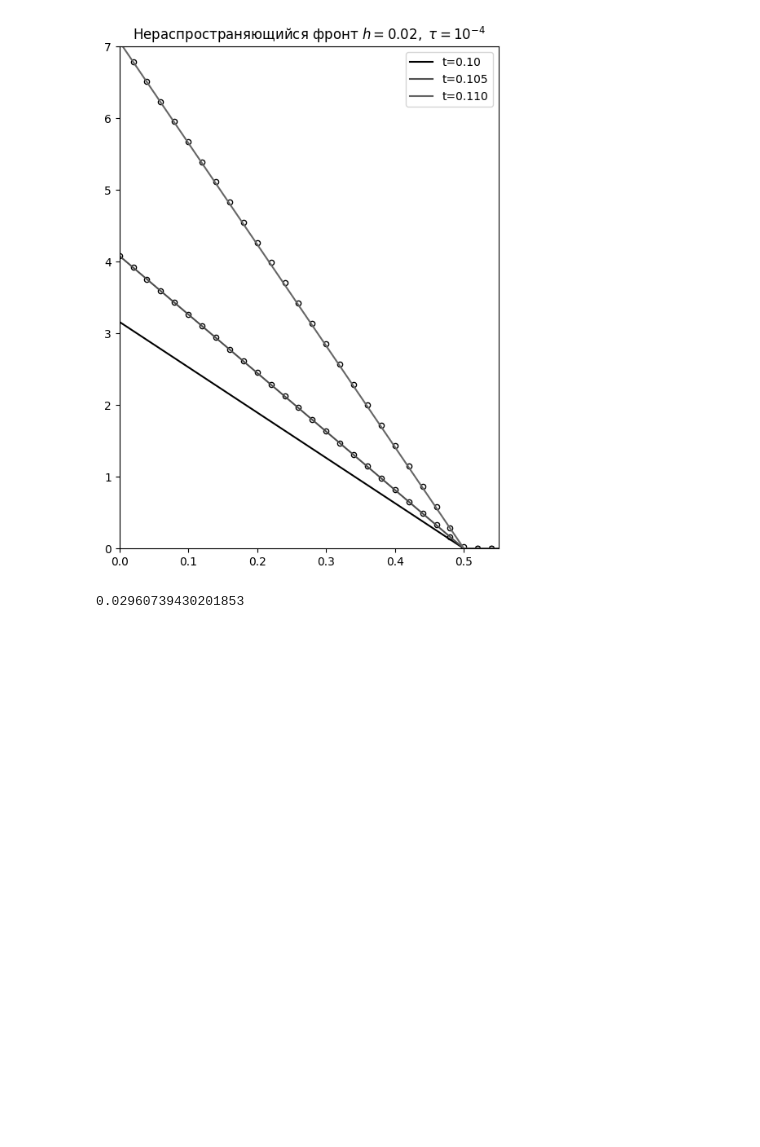
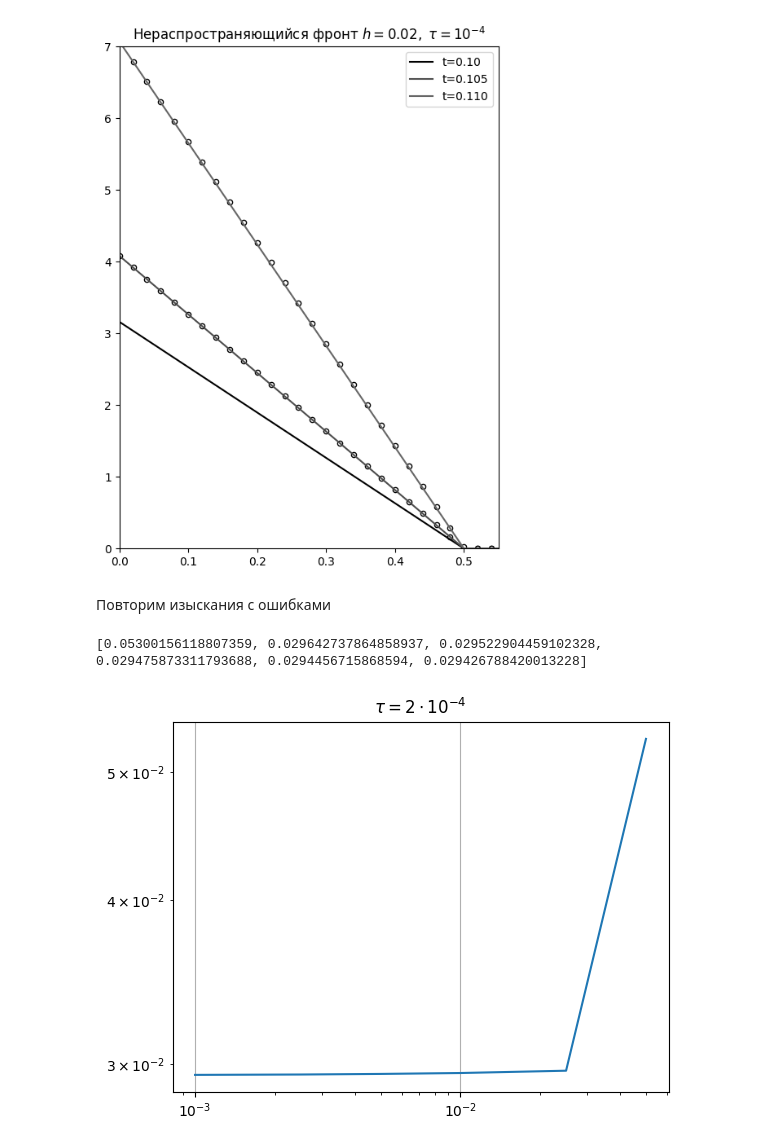
Before and after one commit to Xopppek/heat_equation, a Jupyter notebook: heat_equation.ipynb, the cells around one changed output. Saved outputs shown, nothing was run; the diff lists cells and outputs as text; code cells hidden in the pictures; blank space fills up the shorter version.

```diff
--- a/heat_equation.ipynb
+++ b/heat_equation.ipynb
@@ -291,7 +294,21 @@ plt.title("Нераспространяющийся фронт $h = 0.02, \\ \\t
 plt.show()
 # %% [output]
 [figure]
-# %%
-np.max(np.abs(u(x, 0.110) - solve_one_dim(u(x, t_0), h, tau, 0.110 - t_0, K, mu_l, mu_r)))
-# %% [output]
-0.02960739430201853
+# %% [markdown]
+Повторим изыскания с ошибками
+# %%
+h_steps = np.array([0.05, 0.025, 0.01, 0.005, 0.0025, 0.001])
+err = []
+
+for h_i in h_steps:
+    x_i = np.linspace(0, 1, int(1 / h_i)+1)
+    err.append(np.max(np.abs(u(x_i, 0.11) - solve_one_dim(u(x_i, t_0), h_i, tau, 0.11 - t_0, K, mu_l, mu_r))))
+
+print(err)
+plt.loglog(h_steps, err)
+plt.title("$\\tau = 2\\cdot 10^{-4}$")
+plt.grid(True)
+plt.show()
+# %% [output]
+[0.05300156118807359, 0.029642737864858937, 0.029522904459102328, 0.029475873311793688, 0.0294456715868594, 0.029426788420013228]
+[figure, added]
```
Also changed, not shown: parts of 13 cells of this notebook.
